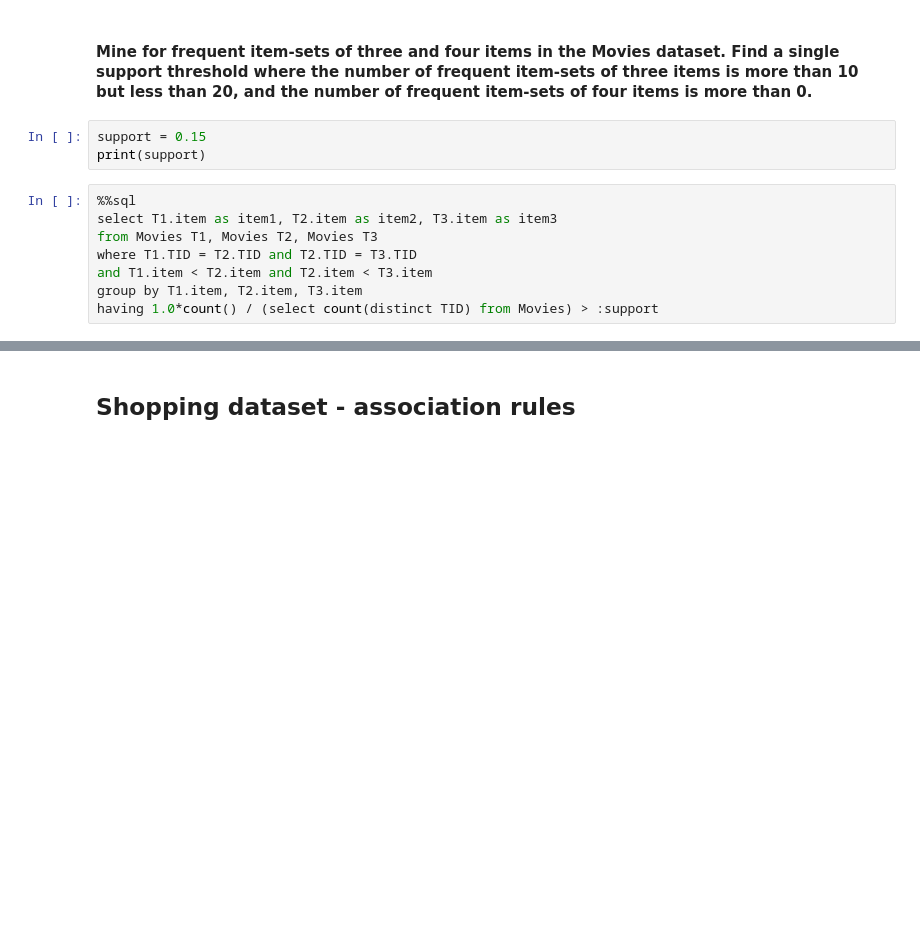
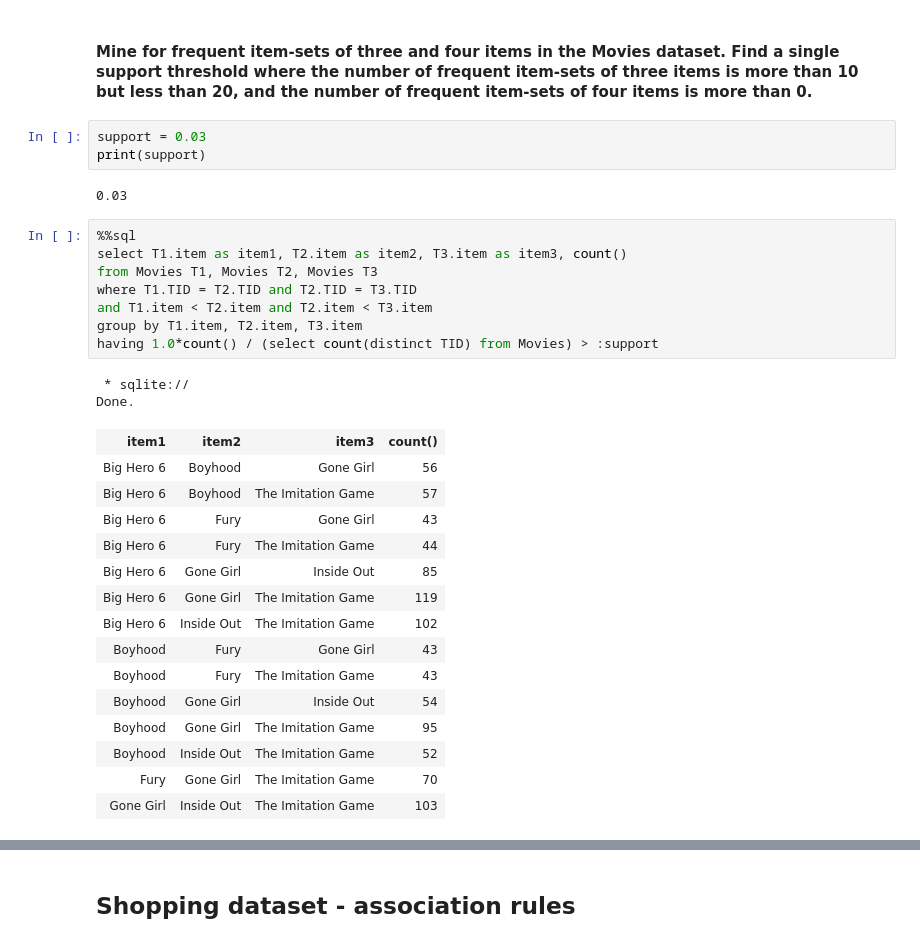
Before and after one commit to kurt-ds/data-science-coursework, a Jupyter notebook: 4 - Data Mining/MiningSQL.ipynb, the cells around one changed output, grey strips where cells are left out. Saved outputs shown, nothing was run; the diff lists cells and outputs as text; blank space fills up the shorter version.

```diff
--- a/4 - Data Mining/MiningSQL.ipynb
+++ b/4 - Data Mining/MiningSQL.ipynb
@@ -233,15 +253,35 @@ from Movies
 # %% [markdown]
 #### Mine for frequent item-sets of three and four items in the Movies dataset. Find a single support threshold where the number of frequent item-sets of three items is more than 10 but less than 20, and the number of frequent item-sets of four items is more than 0.
 # %%
-support = 0.15
+support = 0.03
 print(support)
+# %% [output]
+0.03
 # %%
 %%sql
-select T1.item as item1, T2.item as item2, T3.item as item3
+select T1.item as item1, T2.item as item2, T3.item as item3, count()
 from Movies T1, Movies T2, Movies T3
 where T1.TID = T2.TID and T2.TID = T3.TID
 and T1.item < T2.item and T2.item < T3.item
 group by T1.item, T2.item, T3.item
 having 1.0*count() / (select count(distinct TID) from Movies) > :support
+# %% [output]
+ * sqlite://
+Done.
+| item1 | item2 | item3 | count() |
+| Big Hero 6 | Boyhood | Gone Girl | 56 |
+| Big Hero 6 | Boyhood | The Imitation Game | 57 |
+| Big Hero 6 | Fury | Gone Girl | 43 |
+| Big Hero 6 | Fury | The Imitation Game | 44 |
+| Big Hero 6 | Gone Girl | Inside Out | 85 |
+| Big Hero 6 | Gone Girl | The Imitation Game | 119 |
+| Big Hero 6 | Inside Out | The Imitation Game | 102 |
+| Boyhood | Fury | Gone Girl | 43 |
+| Boyhood | Fury | The Imitation Game | 43 |
+| Boyhood | Gone Girl | Inside Out | 54 |
+| Boyhood | Gone Girl | The Imitation Game | 95 |
+| Boyhood | Inside Out | The Imitation Game | 52 |
+| Fury | Gone Girl | The Imitation Game | 70 |
+| Gone Girl | Inside Out | The Imitation Game | 103 |
 # %%
 %%sql
```
Also changed, not shown: parts of 15 cells of this notebook, 1 other file.
